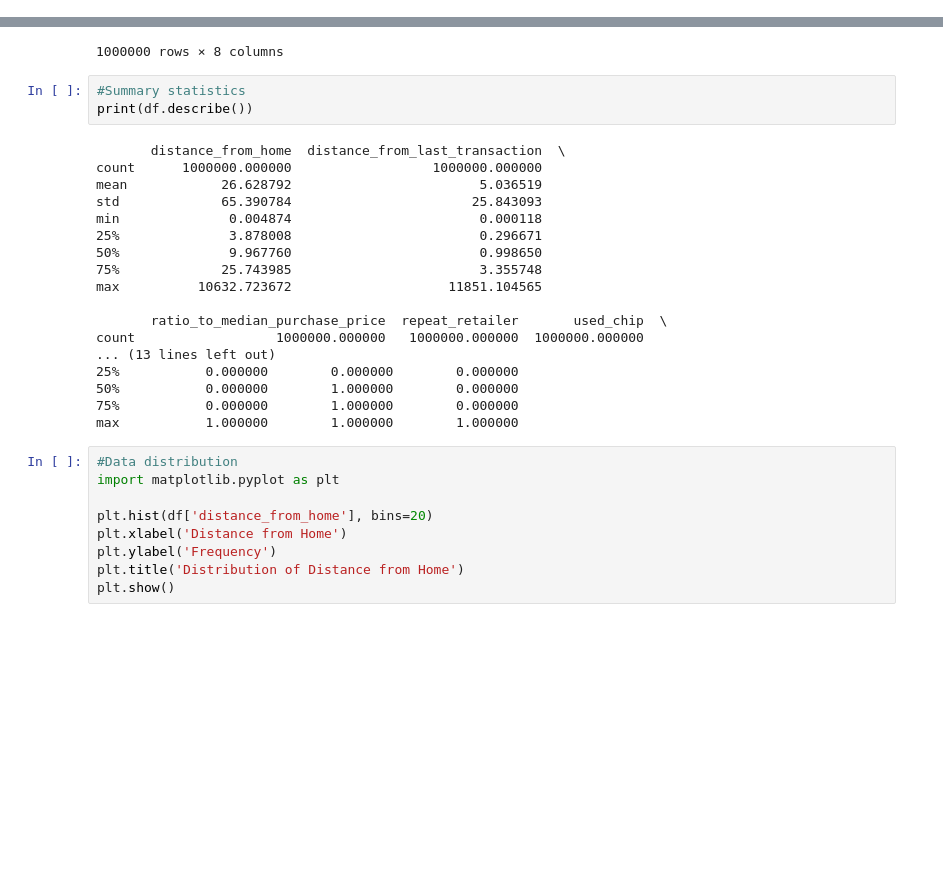
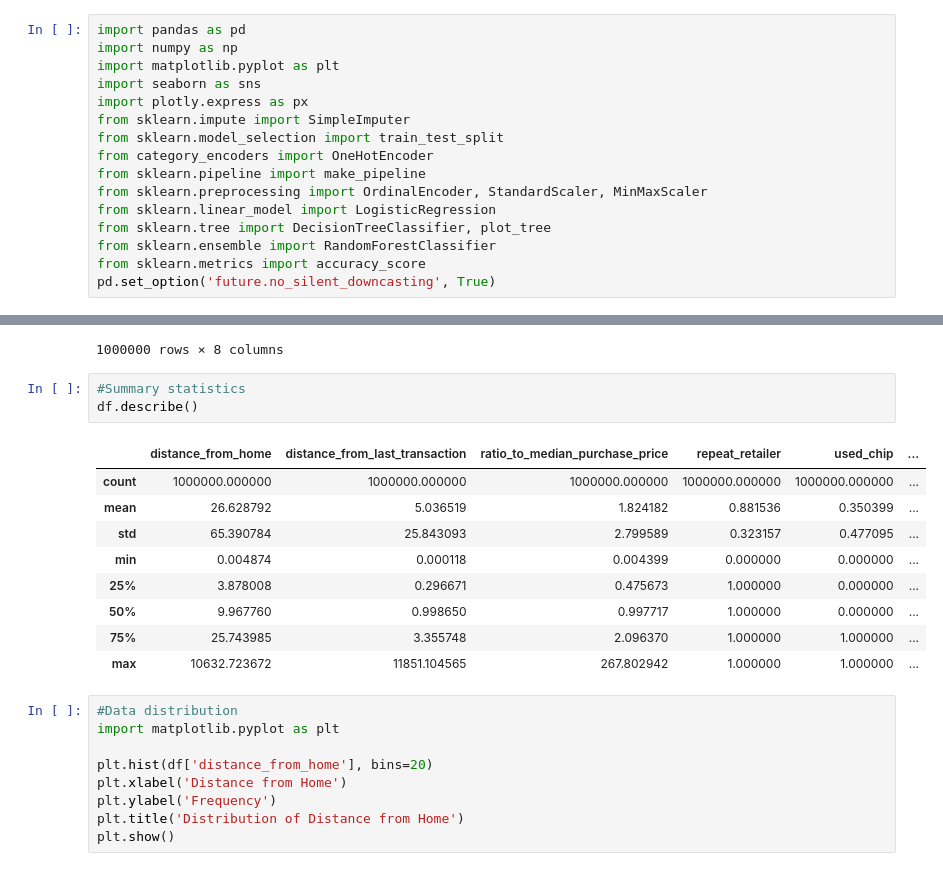
Before and after one commit to MckyleM/MLG_Project2_Fraud_Detection, a Jupyter notebook: Step_by_step.ipynb, the cells around one changed output, grey strips where cells are left out. Drawn from its saved outputs; the diff is of its cells as text; blank space fills up the shorter version.

```diff
--- a/Step_by_step.ipynb
+++ b/Step_by_step.ipynb
@@ -1,3 +1,19 @@
 # %% [markdown]
 **Fraud detection ML**
+# %%
+import pandas as pd
+import numpy as np
+import matplotlib.pyplot as plt
+import seaborn as sns
+import plotly.express as px
+from sklearn.impute import SimpleImputer
+from sklearn.model_selection import train_test_split
+from category_encoders import OneHotEncoder
+from sklearn.pipeline import make_pipeline
+from sklearn.preprocessing import OrdinalEncoder, StandardScaler, MinMaxScaler
+from sklearn.linear_model import LogisticRegression
+from sklearn.tree import DecisionTreeClassifier, plot_tree
+from sklearn.ensemble import RandomForestClassifier
+from sklearn.metrics import accuracy_score
+pd.set_option('future.no_silent_downcasting', True)
 # %%
@@ -50,25 +47,17 @@ df
 1000000 rows × 8 columns
 # %%
 #Summary statistics
-print(df.describe())
+df.describe()
 # %% [output]
-       distance_from_home  distance_from_last_transaction  \
-count      1000000.000000                  1000000.000000
-mean            26.628792                        5.036519
-std             65.390784                       25.843093
-min              0.004874                        0.000118
-25%              3.878008                        0.296671
-50%              9.967760                        0.998650
-75%             25.743985                        3.355748
-max          10632.723672                    11851.104565
-
-       ratio_to_median_purchase_price  repeat_retailer       used_chip  \
-count                  1000000.000000   1000000.000000  1000000.000000
-... (13 lines left out)
-25%           0.000000        0.000000        0.000000
-50%           0.000000        1.000000        0.000000
-75%           0.000000        1.000000        0.000000
-max           1.000000        1.000000        1.000000
+|  | distance_from_home | distance_from_last_transaction | ratio_to_median_purchase_price | repeat_retailer | used_chip | ... |
+| count | 1000000.000000 | 1000000.000000 | 1000000.000000 | 1000000.000000 | 1000000.000000 | ... |
+| mean | 26.628792 | 5.036519 | 1.824182 | 0.881536 | 0.350399 | ... |
+| std | 65.390784 | 25.843093 | 2.799589 | 0.323157 | 0.477095 | ... |
+| min | 0.004874 | 0.000118 | 0.004399 | 0.000000 | 0.000000 | ... |
+| 25% | 3.878008 | 0.296671 | 0.475673 | 1.000000 | 0.000000 | ... |
+| 50% | 9.967760 | 0.998650 | 0.997717 | 1.000000 | 0.000000 | ... |
+| 75% | 25.743985 | 3.355748 | 2.096370 | 1.000000 | 1.000000 | ... |
+| max | 10632.723672 | 11851.104565 | 267.802942 | 1.000000 | 1.000000 | ... |
 # %%
 #Data distribution
 import matplotlib.pyplot as plt
```
Also changed, not shown: parts of 14 cells of this notebook.
